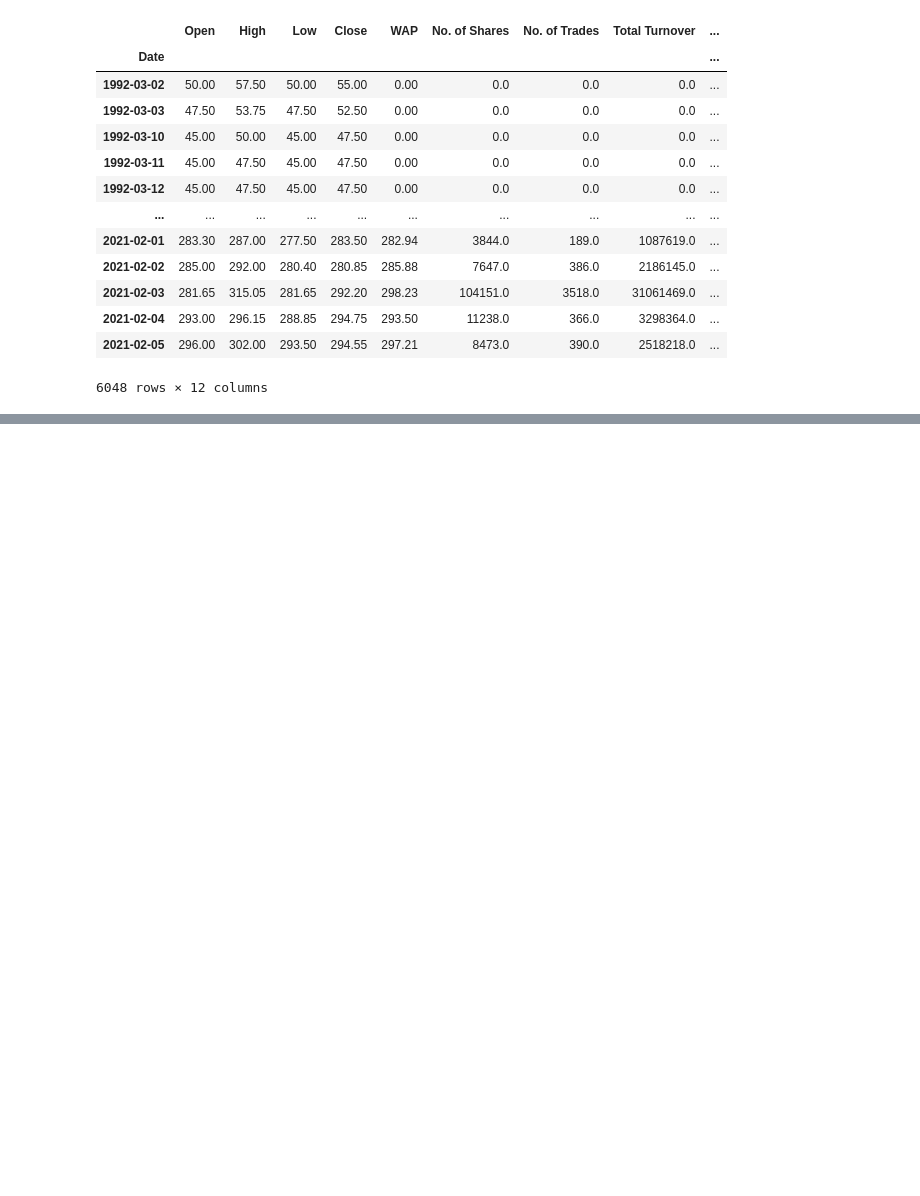
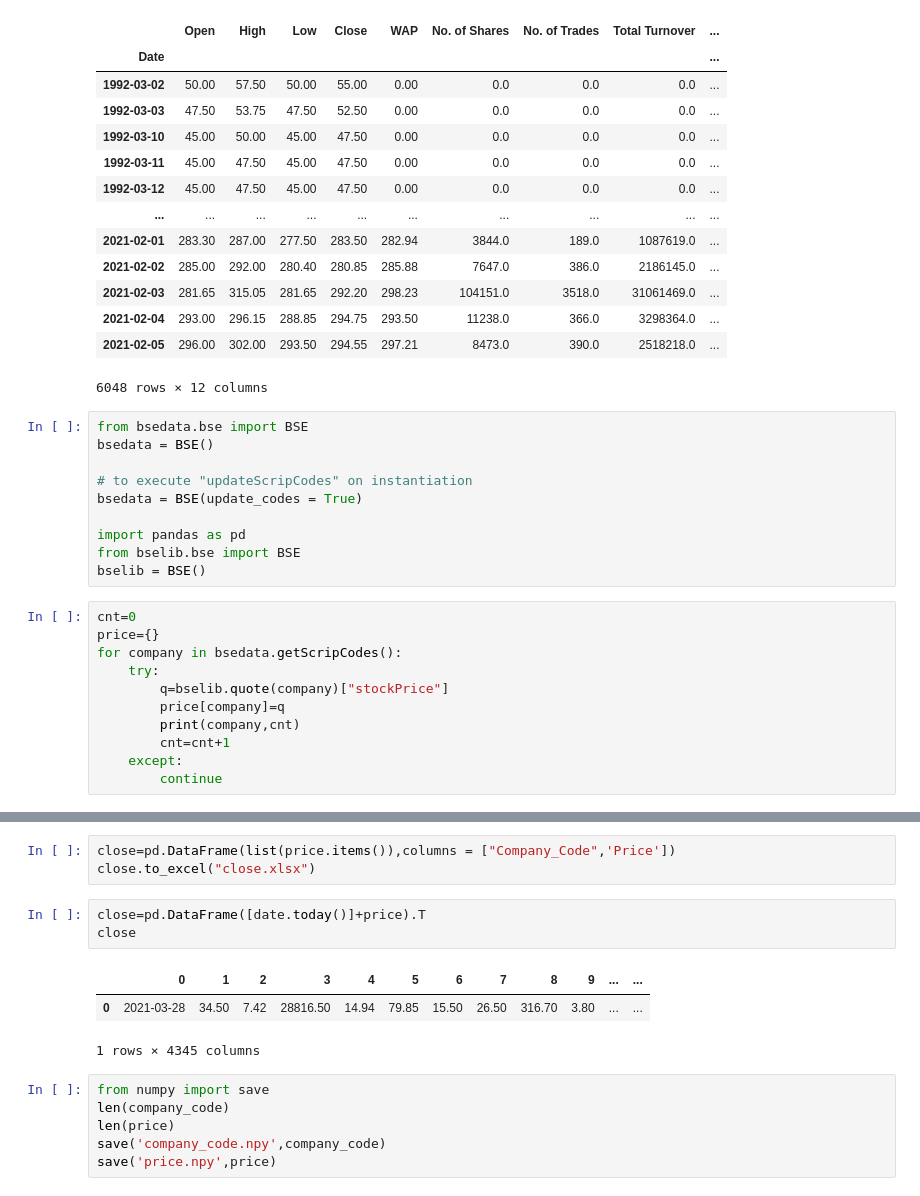
Before and after one commit to ariesiitr/BSE-Serverless-Predictor, a Jupyter notebook: data_extraction.ipynb, the cells around one changed output, grey strips where cells are left out. Drawn from its saved outputs; the diff is of its cells as text; blank space fills up the shorter version.

```diff
--- a/data_extraction.ipynb
+++ b/data_extraction.ipynb
@@ -118,3 +214,24 @@ data2
 | 2021-02-04 | 293.00 | 296.15 | 288.85 | 294.75 | 293.50 | 11238.0 | 366.0 | 3298364.0 | ... |
 | 2021-02-05 | 296.00 | 302.00 | 293.50 | 294.55 | 297.21 | 8473.0 | 390.0 | 2518218.0 | ... |
 6048 rows × 12 columns
+# %%
+from bsedata.bse import BSE
+bsedata = BSE()
+
+# to execute "updateScripCodes" on instantiation
+bsedata = BSE(update_codes = True)
+
+import pandas as pd
+from bselib.bse import BSE
+bselib = BSE()
+# %%
+cnt=0
+price={}
+for company in bsedata.getScripCodes():
+    try:
+        q=bselib.quote(company)["stockPrice"]
+        price[company]=q
+        print(company,cnt)
+        cnt=cnt+1
+    except:
+        continue
@@ -120,0 +262,16 @@ data2
+# %%
+close=pd.DataFrame(list(price.items()),columns = ["Company_Code",'Price'])
+close.to_excel("close.xlsx")
+# %%
+close=pd.DataFrame([date.today()]+price).T
+close
+# %% [output]
+|  | 0 | 1 | 2 | 3 | 4 | 5 | 6 | 7 | 8 | 9 | ... | ... |
+| 0 | 2021-03-28 | 34.50 | 7.42 | 28816.50 | 14.94 | 79.85 | 15.50 | 26.50 | 316.70 | 3.80 | ... | ... |
+1 rows × 4345 columns
+# %%
+from numpy import save
+len(company_code)
+len(price)
+save('company_code.npy',company_code)
+save('price.npy',price)
```
Also changed, not shown: parts of 28 cells of this notebook, 8 other files.
